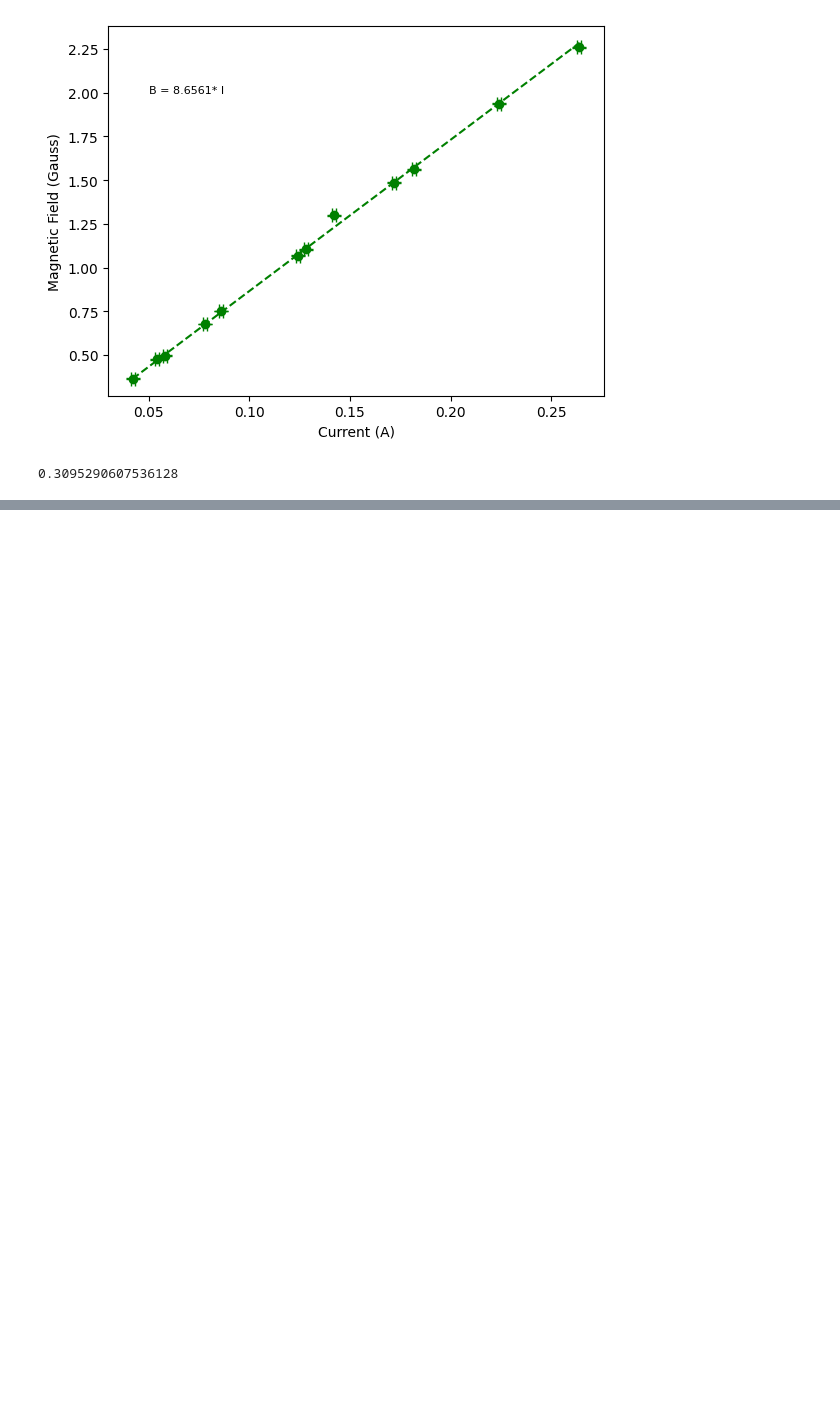
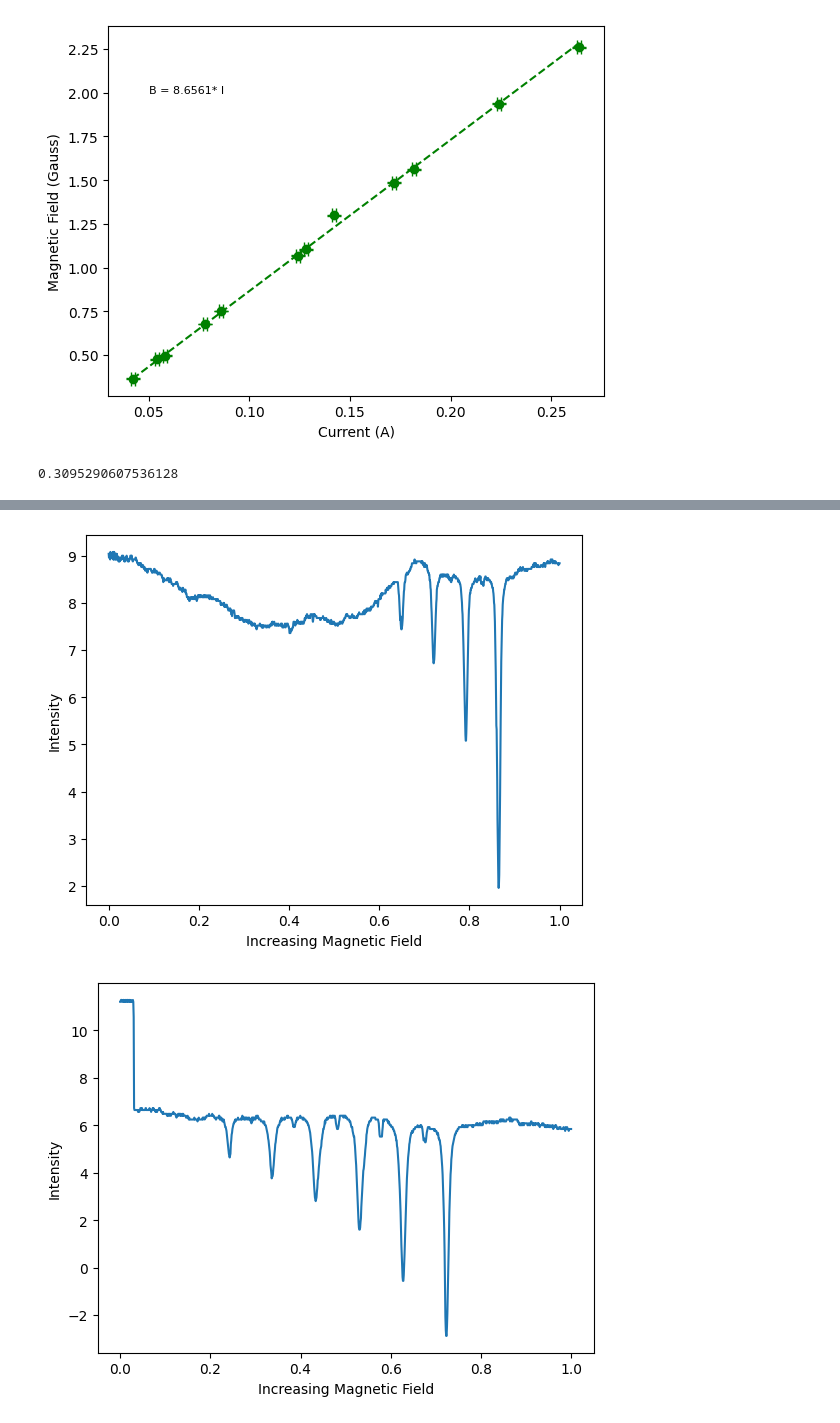
Before and after one commit to Shaquible/ENPH453, a Jupyter notebook: pump/lowFieldZeeman.ipynb, the cells around one changed output, grey strips where cells are left out. Cells and saved outputs as stored; diff of their text form; code cells hidden in the pictures; blank space fills up the shorter version.

```diff
--- a/pump/lowFieldZeeman.ipynb
+++ b/pump/lowFieldZeeman.ipynb
@@ -231,0 +236,20 @@ plt.show()
+# %%
+import pandas as pd
+
+sweep1 = pd.read_csv("rb87Sweep.CSV")["PDVoltage"]
+sweep1 = sweep1[sweep1> 0.33]
+sweep2 = pd.read_csv("rb85Sweep.CSV")["PDVoltage"]
+sweep2 = sweep2[sweep2> -5]
+
+
+plt.plot(np.linspace(0,1,len(sweep1)), sweep1, label='Rb87')
+plt.xlabel("Increasing Magnetic Field")
+plt.ylabel("Intensity")
+plt.show()
+plt.plot(np.linspace(0,1,len(sweep2)), sweep2, label='Rb85')
+plt.xlabel("Increasing Magnetic Field")
+plt.ylabel("Intensity")
+plt.show()
+# %% [output]
+[figure, added]
+[figure, added]
```
Also changed, not shown: parts of 5 cells of this notebook, 2 other files.
